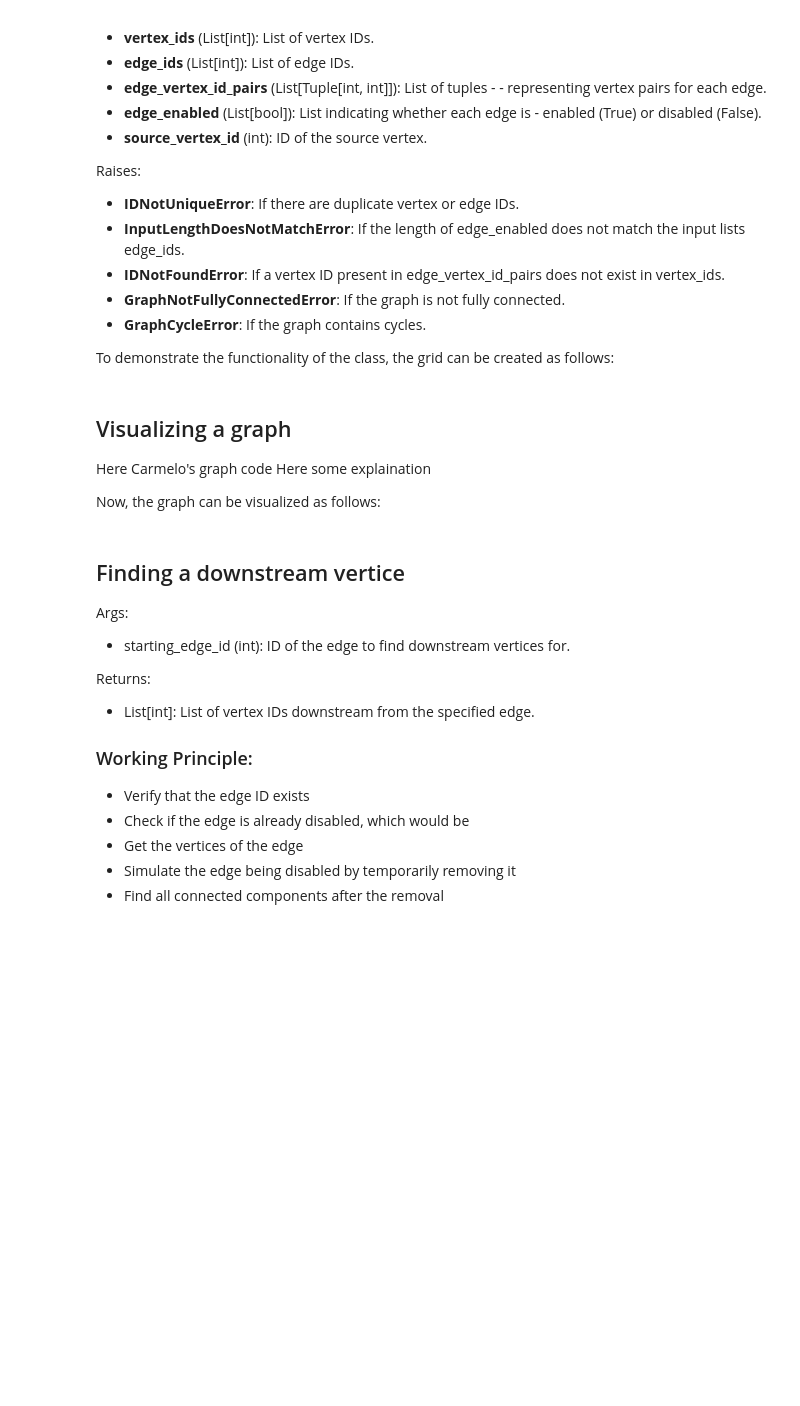
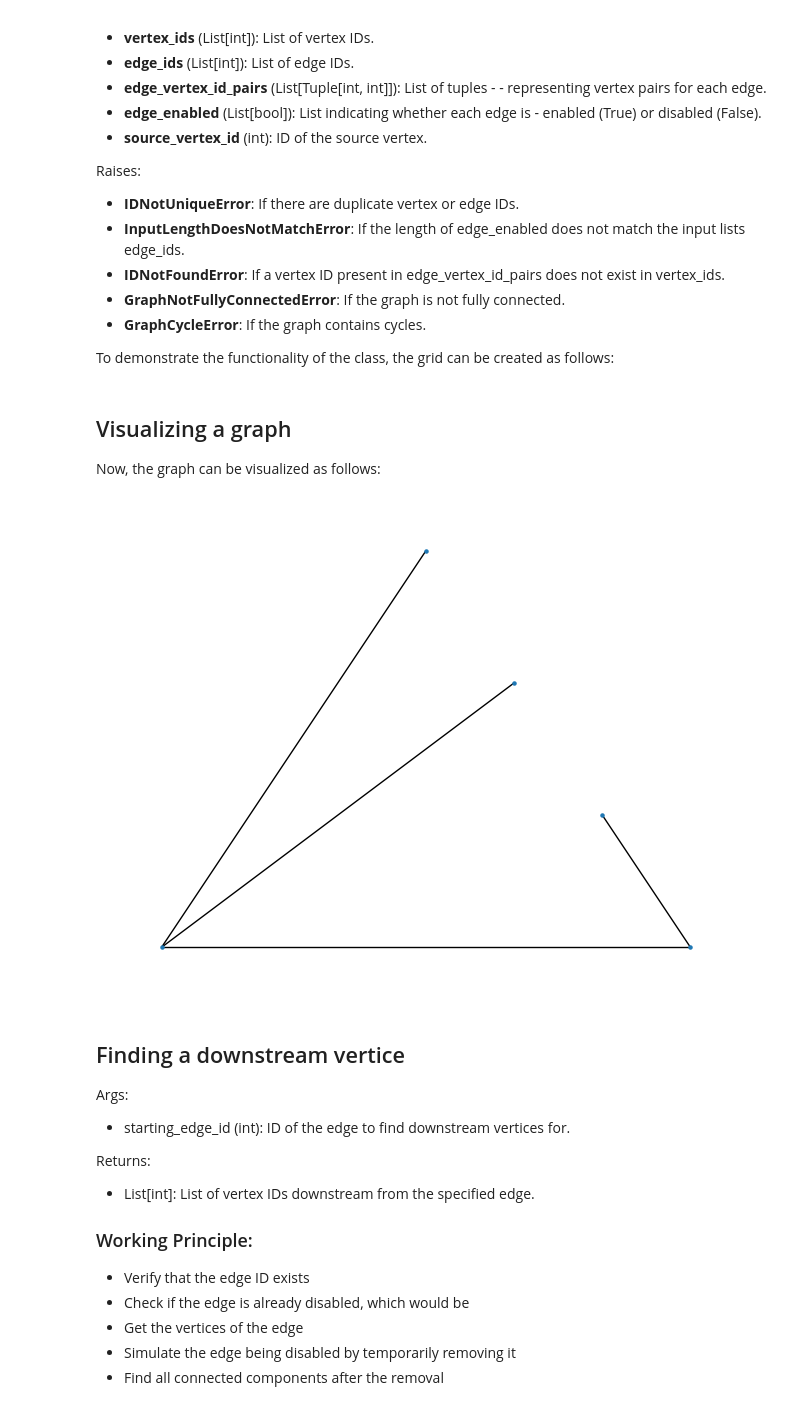
Before and after one commit to LukaSalmNielsen/power-system-simulation-simulators, a Jupyter notebook: main.ipynb, the cells around one changed output. Saved outputs shown, nothing was run; the diff lists cells and outputs as text; code cells hidden in the pictures; blank space fills up the shorter version.

```diff
--- a/main.ipynb
+++ b/main.ipynb
@@ -87,10 +89,12 @@ source_vertex_id = 10
 grid = GraphProcessor(vertex_ids, edge_ids, edge_vertex_id_pairs, edge_enabled, source_vertex_id)
 # %% [markdown]
 ## Visualizing a graph
-Here Carmelo's graph code
-Here some explaination
-
 Now, the graph can be visualized as follows:
+# %%
+pos = nx.spring_layout(grid.graph)
+nx.draw_planar(grid.graph, node_size=5)
+# %% [output]
+[figure, added]
 # %% [markdown]
 ## Finding a downstream vertice
  Args:
```
Also changed, not shown: parts of 15 cells of this notebook, 6 other files.
